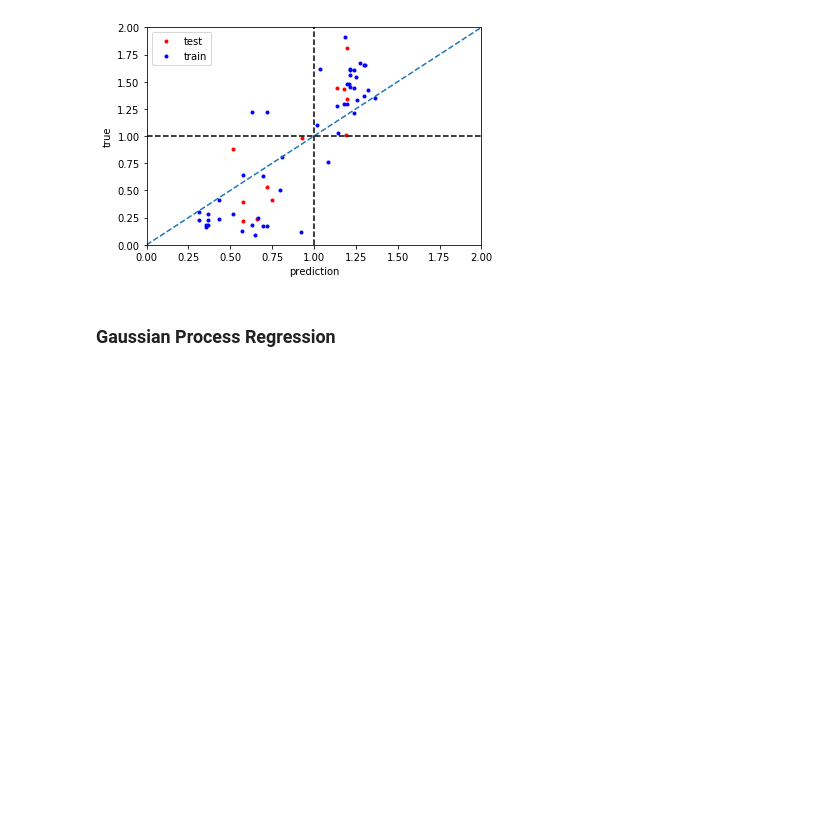
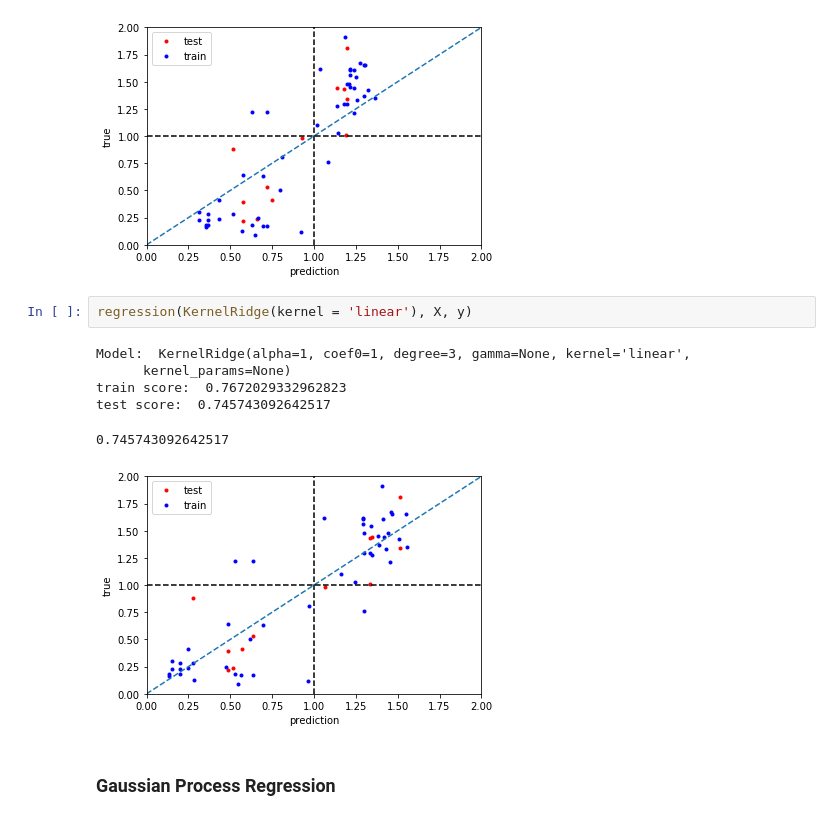
Before and after one commit to chengsoonong/eheye, a Jupyter notebook: SynBio/Regression on SynBio.ipynb, the cells around one changed output. Saved outputs shown, nothing was run; the diff lists cells and outputs as text; blank space fills up the shorter version.

Commit message:
add kernel test

```diff
--- a/SynBio/Regression on SynBio.ipynb
+++ b/SynBio/Regression on SynBio.ipynb
@@ -113,6 +119,15 @@ train score:  0.6832510522293269
 test score:  0.614723108043854
 0.614723108043854
 [figure]
+# %%
+regression(KernelRidge(kernel = 'linear'), X, y)
+# %% [output]
+Model:  KernelRidge(alpha=1, coef0=1, degree=3, gamma=None, kernel='linear',
+      kernel_params=None)
+train score:  0.7672029332962823
+test score:  0.745743092642517
+0.745743092642517
+[figure, added]
 # %% [markdown]
 ### Gaussian Process Regression
 # %%
```
Also changed, not shown: parts of 2 cells of this notebook, 1 other file.
